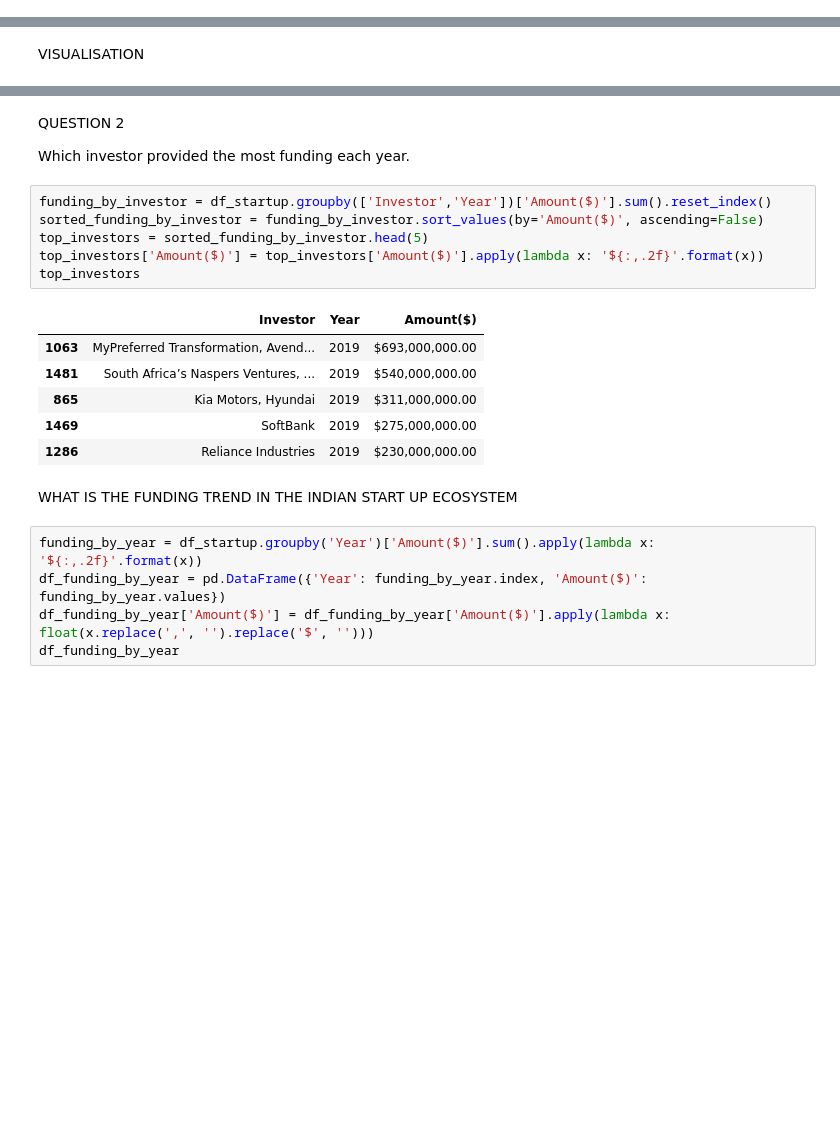
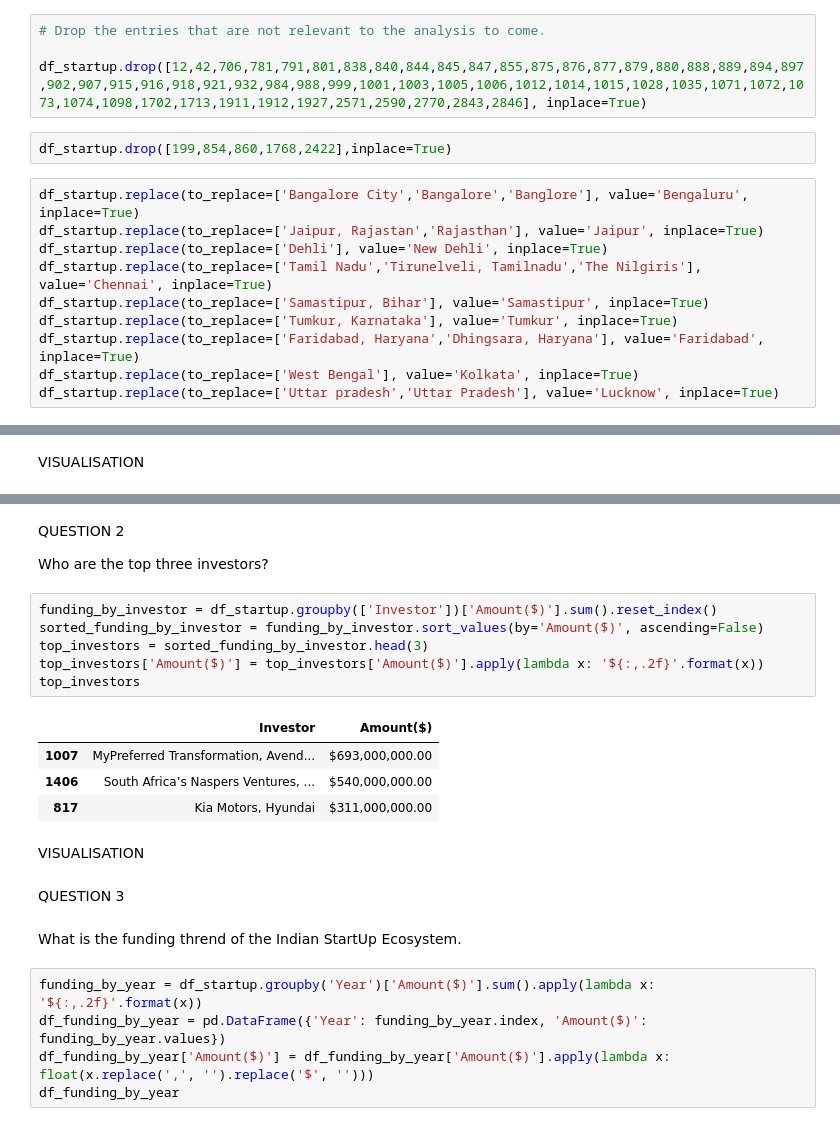
Before and after one commit to musah29/StartUp_Funding_Analysis, a Jupyter notebook: IBRAHIM_MUSAH_SERENDIPITY.ipynb, the cells around one changed output, grey strips where cells are left out. Saved outputs shown, nothing was run; the diff lists cells and outputs as text; blank space fills up the shorter version.

```diff
--- a/IBRAHIM_MUSAH_SERENDIPITY.ipynb
+++ b/IBRAHIM_MUSAH_SERENDIPITY.ipynb
@@ -399,0 +404,16 @@ df_startup['Year'] = df_startup['Year'].dt.year
+# %%
+# Drop the entries that are not relevant to the analysis to come.
+
+df_startup.drop([12,42,706,781,791,801,838,840,844,845,847,855,875,876,877,879,880,888,889,894,897,902,907,915,916,918,921,932,984,988,999,1001,1003,1005,1006,1012,1014,1015,1028,1035,1071,1072,1073,1074,1098,1702,1713,1911,1912,1927,2571,2590,2770,2843,2846], inplace=True)
+# %%
+df_startup.drop([199,854,860,1768,2422],inplace=True)
+# %%
+df_startup.replace(to_replace=['Bangalore City','Bangalore','Banglore'], value='Bengaluru', inplace=True)
+df_startup.replace(to_replace=['Jaipur, Rajastan','Rajasthan'], value='Jaipur', inplace=True)
+df_startup.replace(to_replace=['Dehli'], value='New Dehli', inplace=True)
+df_startup.replace(to_replace=['Tamil Nadu','Tirunelveli, Tamilnadu','The Nilgiris'], value='Chennai', inplace=True)
+df_startup.replace(to_replace=['Samastipur, Bihar'], value='Samastipur', inplace=True)
+df_startup.replace(to_replace=['Tumkur, Karnataka'], value='Tumkur', inplace=True)
+df_startup.replace(to_replace=['Faridabad, Haryana','Dhingsara, Haryana'], value='Faridabad', inplace=True)
+df_startup.replace(to_replace=['West Bengal'], value='Kolkata', inplace=True)
+df_startup.replace(to_replace=['Uttar pradesh','Uttar Pradesh'], value='Lucknow', inplace=True)
@@ -480,22 +550,24 @@ VISUALISATION
 # %% [markdown]
 QUESTION 2
 
-Which investor provided the most funding each year.
+Who are the top three investors?
 # %%
-funding_by_investor = df_startup.groupby(['Investor','Year'])['Amount($)'].sum().reset_index()
+funding_by_investor = df_startup.groupby(['Investor'])['Amount($)'].sum().reset_index()
 sorted_funding_by_investor = funding_by_investor.sort_values(by='Amount($)', ascending=False)
-top_investors = sorted_funding_by_investor.head(5)
+top_investors = sorted_funding_by_investor.head(3)
 top_investors['Amount($)'] = top_investors['Amount($)'].apply(lambda x: '${:,.2f}'.format(x))
 top_investors
 # %% [output]
-|  | Investor | Year | Amount($) |
-| 1063 | MyPreferred Transformation, Avend... | 2019 | $693,000,000.00 |
-| 1481 | South Africa’s Naspers Ventures, ... | 2019 | $540,000,000.00 |
-| 865 | Kia Motors, Hyundai | 2019 | $311,000,000.00 |
-| 1469 | SoftBank | 2019 | $275,000,000.00 |
-| 1286 | Reliance Industries | 2019 | $230,000,000.00 |
+|  | Investor | Amount($) |
+| 1007 | MyPreferred Transformation, Avend... | $693,000,000.00 |
+| 1406 | South Africa’s Naspers Ventures, ... | $540,000,000.00 |
+| 817 | Kia Motors, Hyundai | $311,000,000.00 |
+# %% [markdown]
+VISUALISATION
+# %% [markdown]
+QUESTION 3
 # %% [markdown]
-WHAT IS THE FUNDING TREND IN THE INDIAN START UP ECOSYSTEM
+What is the funding thrend of the Indian StartUp Ecosystem.
 # %%
 funding_by_year = df_startup.groupby('Year')['Amount($)'].sum().apply(lambda x: '${:,.2f}'.format(x))
 df_funding_by_year = pd.DataFrame({'Year': funding_by_year.index, 'Amount($)': funding_by_year.values})
```
Also changed, not shown: parts of 11 cells of this notebook.
